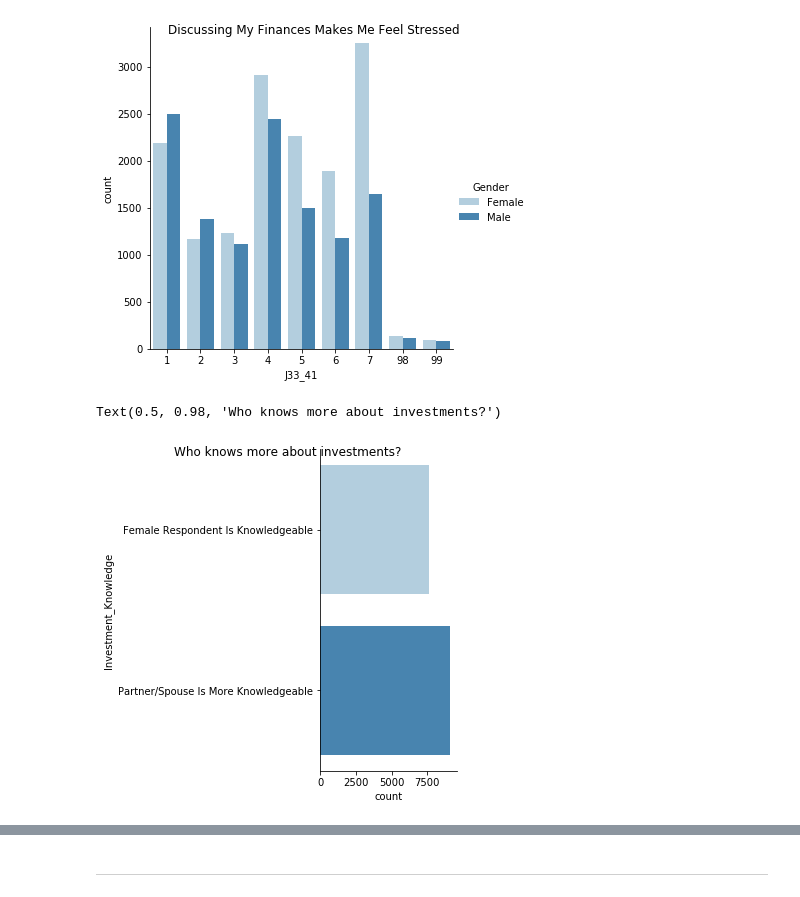
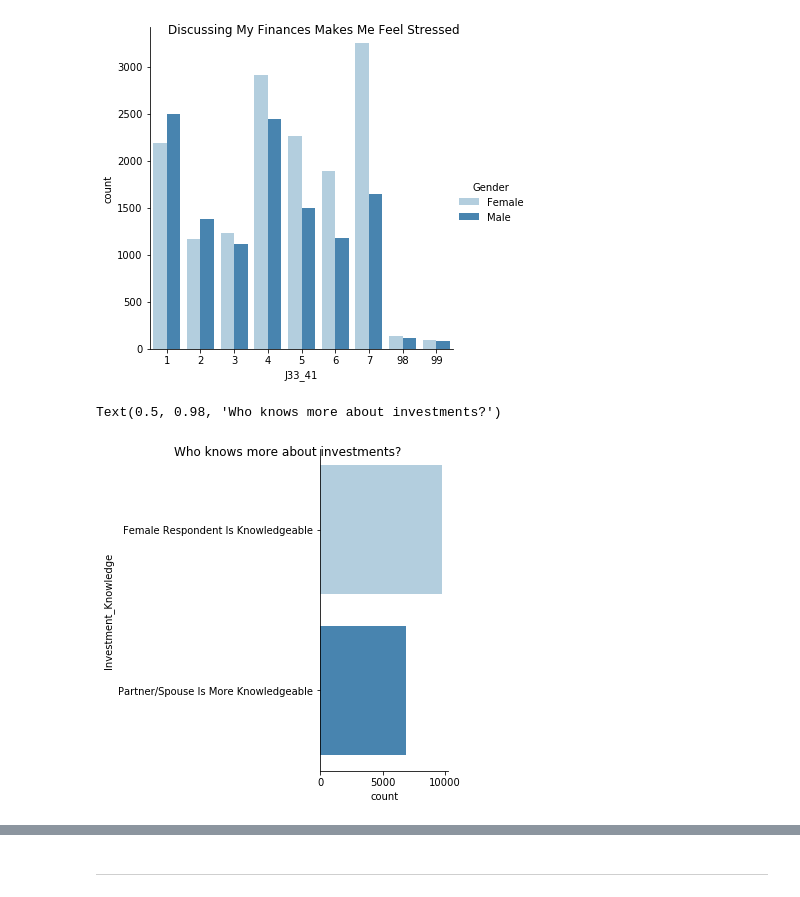
Before and after one commit to stavem/data-512-final, a Jupyter notebook: notebooks/010_EDA.ipynb, the cells around one changed output, grey strips where cells are left out. Saved outputs shown, nothing was run; the diff lists cells and outputs as text; code cells hidden in the pictures.

```diff
--- a/notebooks/010_EDA.ipynb
+++ b/notebooks/010_EDA.ipynb
@@ -75,25 +75,3 @@ Male    Yes                        0.612412
         No                         0.334142
         Don't know                 0.053446
 dtype: float64
-# %%
-# who has access to an investment account
-
-# create a clean column with labels
-def investment_knowledge(score):
-    if score == 1:
-        return 'Yes'
-    elif score == 2:
-        return 'No'
-    else:
-        return "Don't know"
-
-df_sbs['Hold_Investment_Account'] = df_sbs.apply(lambda x: investment_accounts(x['C1_2012']),axis=1)
-
-# plot the gender distribution
-g3 = sns.catplot(x="Hold_Investment_Account",
-            kind="count",
-            hue='Gender',
-            data=df_sbs,
-            order=["Yes", "No", "Don't know"],
-            palette=("Blues"))
-g3.fig.suptitle('Do you hold an investment account?') # can also get the figure from plt.gcf()
@@ -118,28 +93,30 @@ Text(0.5, 0.98, 'Discussing My Finances Makes Me Feel Stressed')
 # %%
 # create a clean column with labels
 def investment_knowledge(gender, knowledge):
     if  gender == 'Male' and knowledge in ('1'):
         return 'Partner/Spouse Is More Knowledgeable'
-    elif  gender == 'Female' and knowledge in ('1', '3'):
+    elif gender == 'Female' and knowledge in ('1'):
+        return 'Female Respondent Is Knowledgeable'
+    elif  knowledge in ('3'):
         return 'Female Respondent Is Knowledgeable'
     #elif knowledge in ('3'):
     #    return 'Female Respondent Is Knowledgeable'
     elif knowledge == ' ':
         return ''
     else:
         return 'Partner/Spouse Is More Knowledgeable'
 
 df_sbs['Investment_Knowledge'] = df_sbs.apply(lambda x: investment_knowledge(x['Gender'], x['A14']),axis=1)
 
 
 g3 = sns.catplot(y="Investment_Knowledge",
             kind="count",
             data=df_sbs.where(df_sbs['Investment_Knowledge'] != ''),
             palette=("Blues"))
 g3.fig.suptitle('Who knows more about investments?') # can also get the figure from plt.gcf()
 # %% [output]
 Text(0.5, 0.98, 'Who knows more about investments?')
-[figure, old version]
+[figure, new version]
 # %%
 # about 49% of females report being stressed vs %40 of males
 df_sbs[(df_sbs['Gender'] =='Female')][['Gender','Stressed']].value_counts(normalize=True)
```
Also changed, not shown: parts of 6 cells of this notebook, 1 other file.
